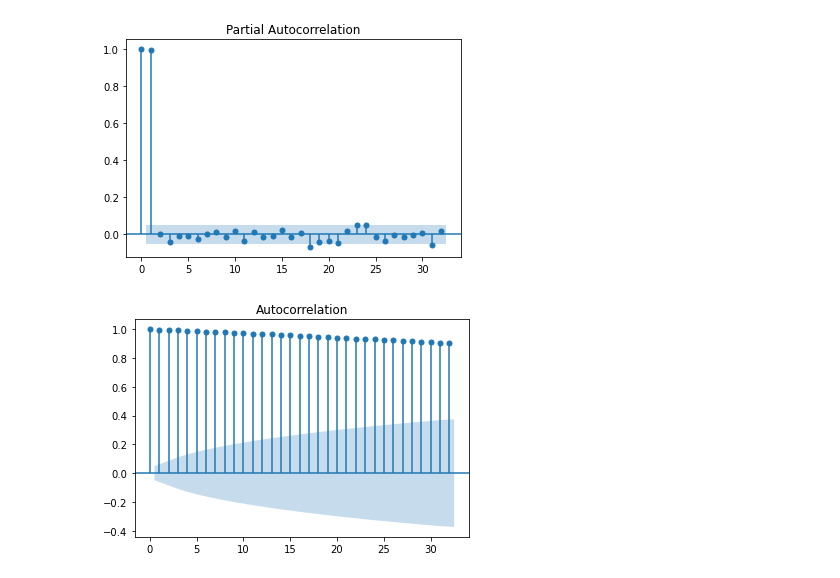
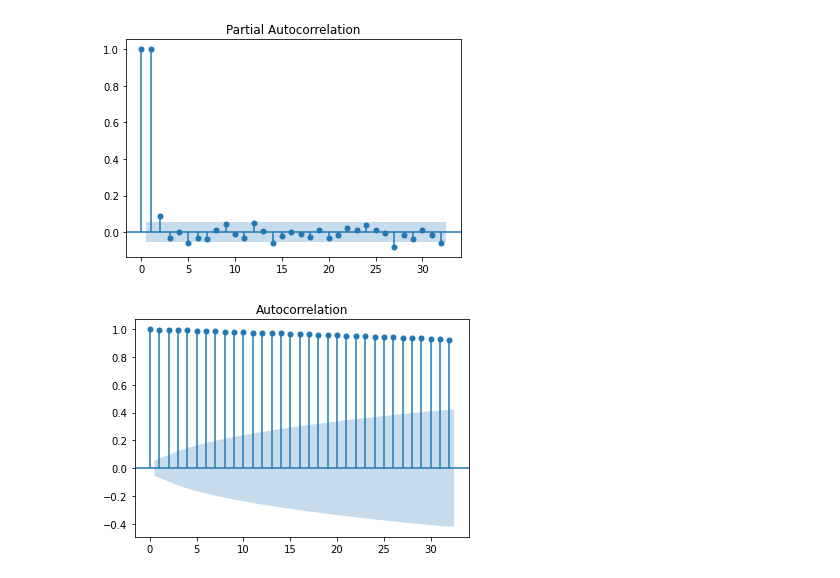
Before and after one commit to tjbray20/Cryptocurrency_Time_Series, a Jupyter notebook: TJNotebook.ipynb, the cells around one changed output. Cells and saved outputs as stored; diff of their text form; code cells hidden in the pictures.

```diff
--- a/TJNotebook.ipynb
+++ b/TJNotebook.ipynb
@@ -40,27 +41,3 @@ btc2020 = get_data('bitcoin', 2020)
 btc2021 = get_data('bitcoin', 2021)
 # %%
 btc = pd.concat([btc2017, btc2018, btc2019, btc2020, btc2021], axis = 0)
-# %%
-def resample(df, time_period = '1D'):
-    df = df.resample(time_period).first()
-    return df
-# %%
-def add_cols(df, momentum = 7, volatility = 30, sma = 50):
-
-    df['diff'] = df['Close'] - df['Close'].shift(1)
-    df['log_close'] = np.log(df['Close'])
-    df['log_diff'] = df['log_close'] - df['log_close'].shift(1)
-    df['log_return'] = df['log_close']/(df['log_close'].shift(1))
-    df['direction'] = np.where(df['log_return'] > 0, 1, 0)
-    df['momentum'] = df['log_return'].rolling(momentum).mean().shift(1)
-    df['volatility'] = df['log_return'].rolling(volatility).std().shift(1)
-    df['sma_7'] = df['Close'].rolling(7).mean()
-    df['sma_50'] = df['Close'].rolling(50).mean()
-    df['sma_200'] = df['Close'].rolling(200).mean()
-    sma_distance = f'sma_{sma}'
-    df[sma_distance] = (df['Close'] - df['Close'].rolling(sma).mean()).shift(1)
-    df['log_sqrt_close'] = np.sqrt(df['log_close'])
-
-    df = df[df['Close'].notna()]
-
-    return df
@@ -97,0 +71,7 @@ p5
+# %%
+def resample(df, time_period = '1d'):
+    df1 = df[['Open']].resample(time_period).first()
+    df2 = df[['Close']].resample(time_period).last()
+    df3 = df[['Volume']].resample(time_period).sum()
+    df = pd.concat([df1,df2,df3], axis = 0).sort_index().groupby('timestamp').sum()
+    return df
@@ -97,0 +120,2 @@ p5
+# %%
+daily = add_cols(resample(btc))
@@ -121,9 +186,9 @@ adfuller(a)
-# %%
-plot_pacf(a);
-plot_acf(a);
-# %% [output]
-[figure, removed]
-[figure, removed]
+# %%
+plot_pacf(daily['log_close']);
+plot_acf(daily['log_close']);
+# %% [output]
+[figure, added]
+[figure, added]
 # %%
 def simple_moving_average(df, windows = [7,50,200]):
     for i in windows:
```
Also changed, not shown: parts of 35 cells of this notebook, 2 other files.
